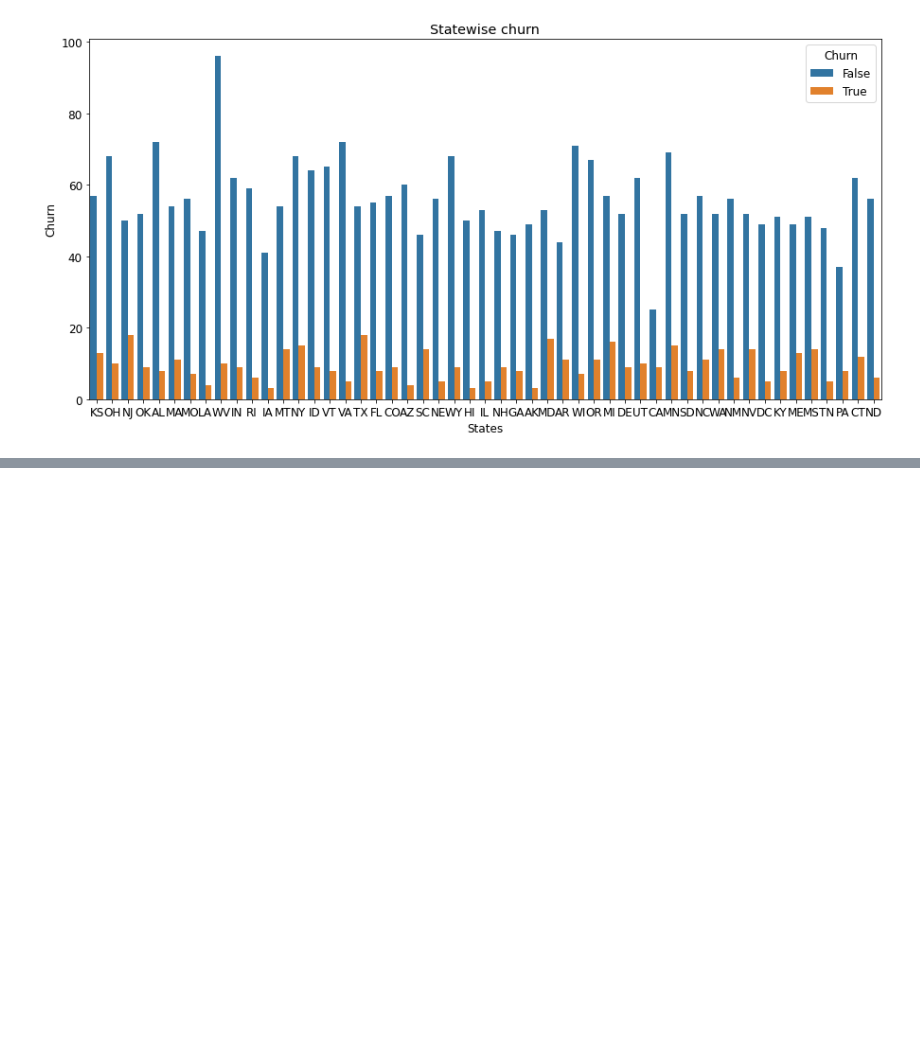
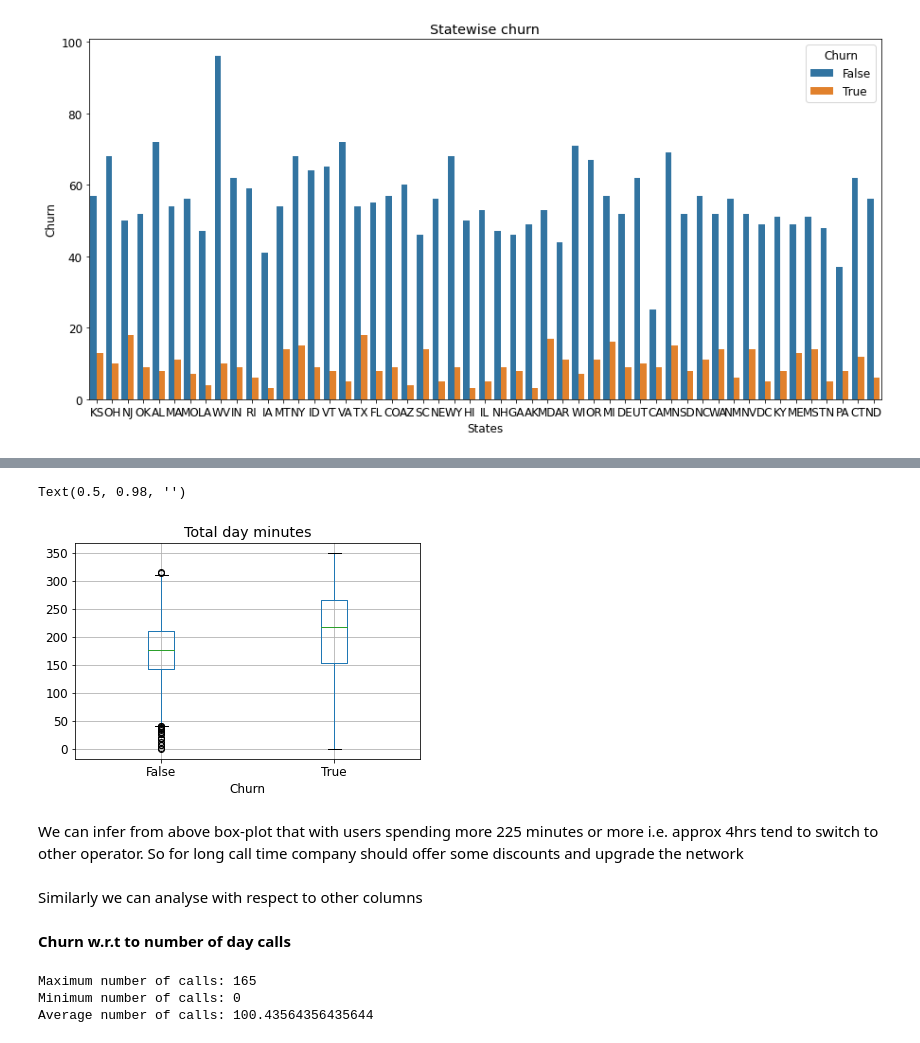
Before and after one commit to Ka275578/telecom_churn_analysis, a Jupyter notebook: telecom_churn_analysis.ipynb, the cells around one changed output, grey strips where cells are left out. Saved outputs shown, nothing was run; the diff lists cells and outputs as text; code cells hidden in the pictures; blank space fills up the shorter version.

```diff
--- a/telecom_churn_analysis.ipynb
+++ b/telecom_churn_analysis.ipynb
@@ -220,0 +278,21 @@ plt.show()
+# %%
+plt.show()
+df.boxplot(column='Total day minutes',  by='Churn')
+plt.suptitle('')
+# %% [output]
+Text(0.5, 0.98, '')
+[figure, added]
+# %% [markdown]
+We can infer from above box-plot that with users spending more 225 minutes or more i.e. approx 4hrs tend to switch to other operator. So for long call time company should offer some discounts and upgrade the network
+# %% [markdown]
+Similarly we can analyse with respect to other columns
+# %% [markdown]
+**Churn w.r.t to number of day calls**
+# %%
+print('Maximum number of calls:',df['Total day calls'].max())
+print('Minimum number of calls:',df['Total day calls'].min())
+print('Average number of calls:',df['Total day calls'].mean())
+# %% [output]
+Maximum number of calls: 165
+Minimum number of calls: 0
+Average number of calls: 100.43564356435644
```
Also changed, not shown: parts of 48 cells of this notebook.
